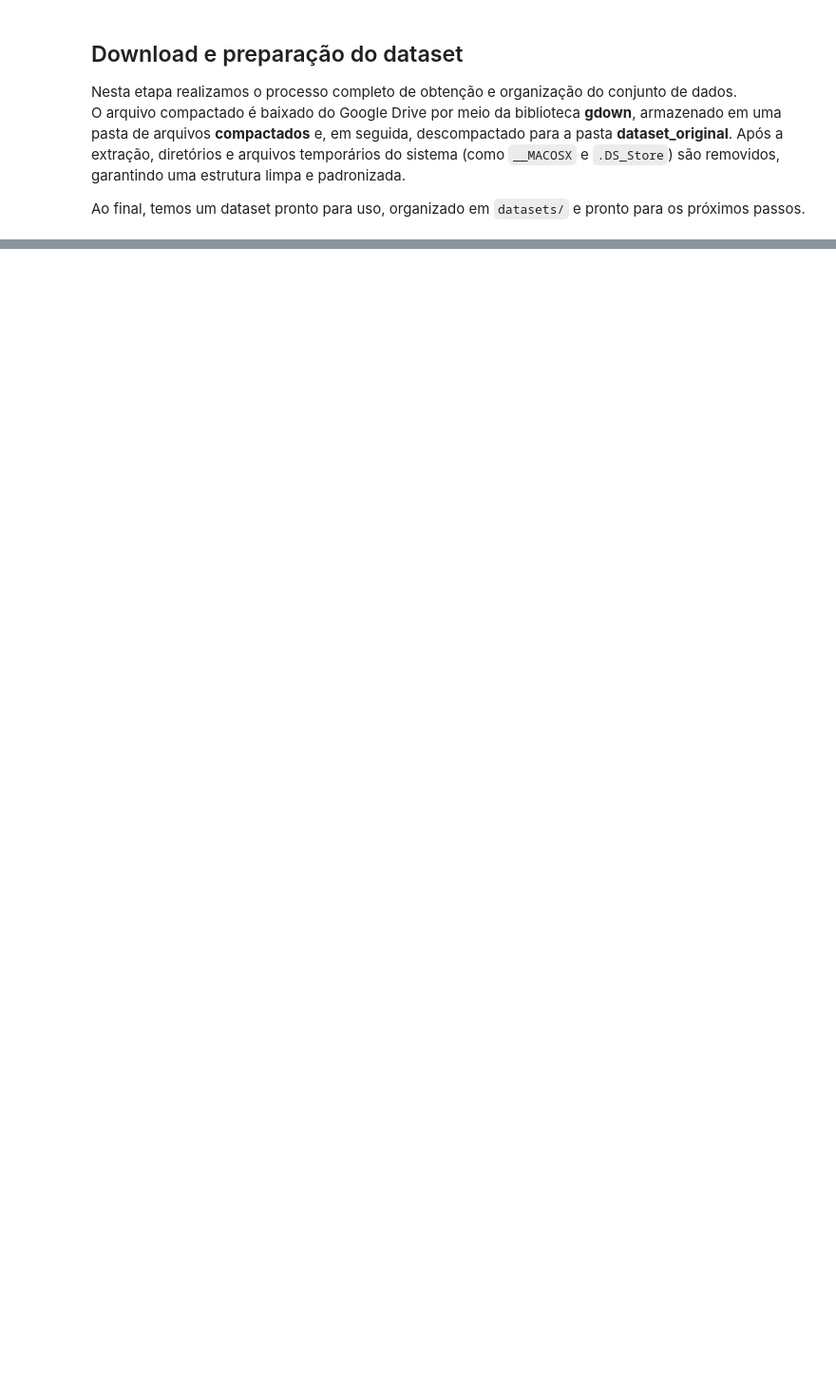
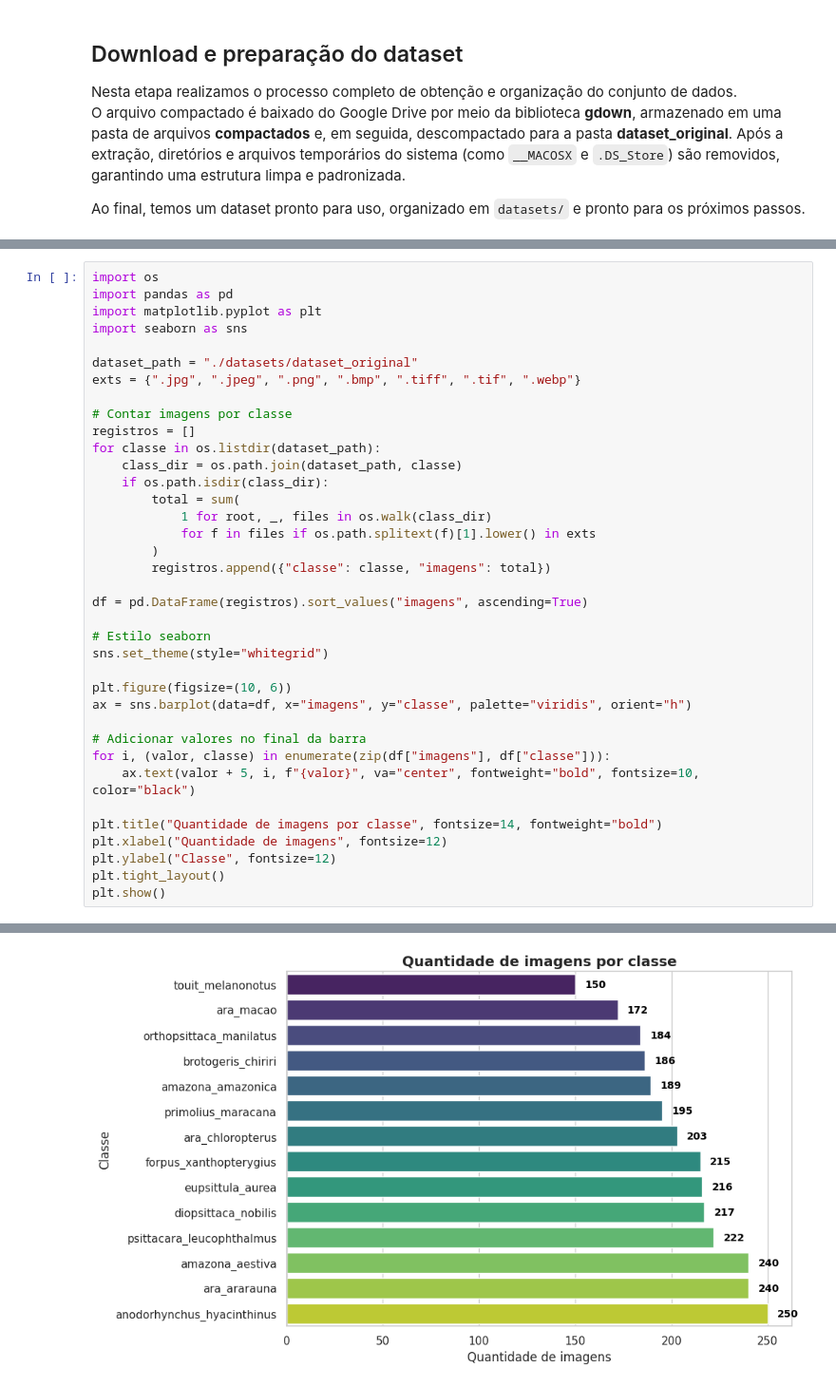
Before and after one commit to PedroSampaioDias/papagaio, a Jupyter notebook: papagaio.ipynb, the cells around one changed output, grey strips where cells are left out. Shown at 95% size. Cells and saved outputs as stored; diff of their text form; blank space fills up the shorter version.

```diff
--- a/papagaio.ipynb
+++ b/papagaio.ipynb
@@ -63,0 +72,38 @@ To: /home/pedro/papagaio/dataset_original.zip
+# %%
+import os
+import pandas as pd
+import matplotlib.pyplot as plt
+import seaborn as sns
+
+dataset_path = "./datasets/dataset_original"
+exts = {".jpg", ".jpeg", ".png", ".bmp", ".tiff", ".tif", ".webp"}
+
+# Contar imagens por classe
+registros = []
+for classe in os.listdir(dataset_path):
+    class_dir = os.path.join(dataset_path, classe)
+    if os.path.isdir(class_dir):
+        total = sum(
+            1 for root, _, files in os.walk(class_dir)
+            for f in files if os.path.splitext(f)[1].lower() in exts
+        )
+        registros.append({"classe": classe, "imagens": total})
+
+df = pd.DataFrame(registros).sort_values("imagens", ascending=True)
+
+# Estilo seaborn
+sns.set_theme(style="whitegrid")
+
+plt.figure(figsize=(10, 6))
+ax = sns.barplot(data=df, x="imagens", y="classe", palette="viridis", orient="h")
+
+# Adicionar valores no final da barra
+for i, (valor, classe) in enumerate(zip(df["imagens"], df["classe"])):
+    ax.text(valor + 5, i, f"{valor}", va="center", fontweight="bold", fontsize=10, color="black")
+
+plt.title("Quantidade de imagens por classe", fontsize=14, fontweight="bold")
+plt.xlabel("Quantidade de imagens", fontsize=12)
+plt.ylabel("Classe", fontsize=12)
+plt.tight_layout()
+plt.show()
+# %% [output]
@@ -63,0 +113 @@ To: /home/pedro/papagaio/dataset_original.zip
+[figure, added]
```
Also changed, not shown: parts of 11 cells of this notebook.
